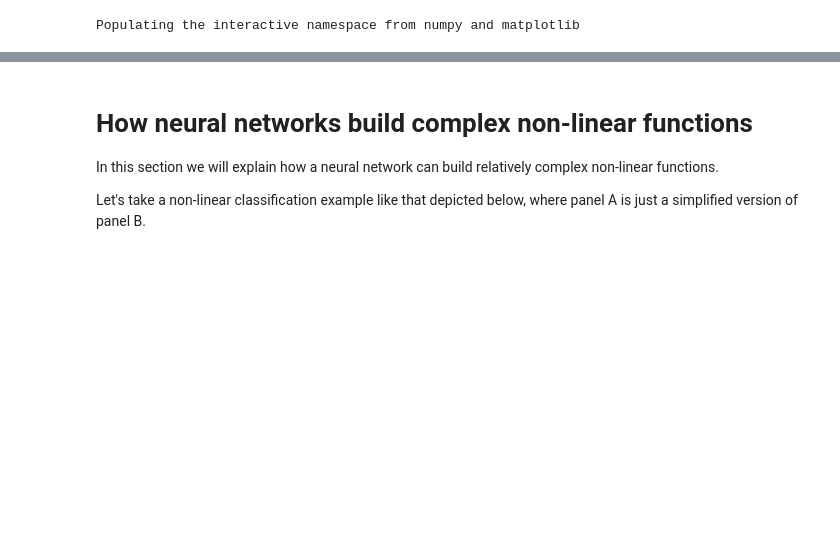
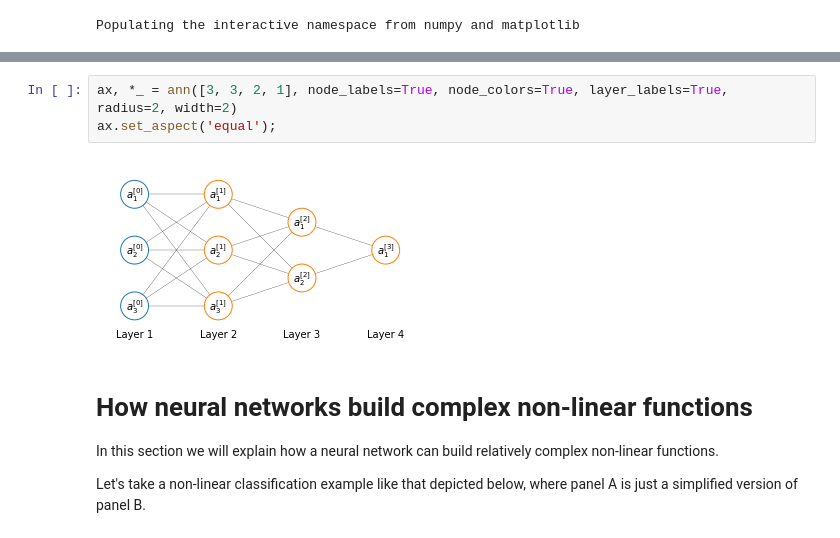
Before and after one commit to marnec/ML, a Jupyter notebook: ML-11-NeuralNetworksApplications.ipynb, the cells around one changed output, grey strips where cells are left out. Drawn from its saved outputs; the diff is of its cells as text; blank space fills up the shorter version.

```diff
--- a/ML-11-NeuralNetworksApplications.ipynb
+++ b/ML-11-NeuralNetworksApplications.ipynb
@@ -16,3 +39,8 @@ Populating the interactive namespace from numpy and matplotlib
+# %%
+ax, *_ = ann([3, 3, 2, 1], node_labels=True, node_colors=True, layer_labels=True, radius=2, width=2)
+ax.set_aspect('equal');
+# %% [output]
+[figure, added]
 # %% [markdown]
 # How neural networks build complex non-linear functions
 In this section we will explain how a neural network can build relatively complex non-linear functions.
```
Also changed, not shown: parts of 3 cells of this notebook, 24 other files.
